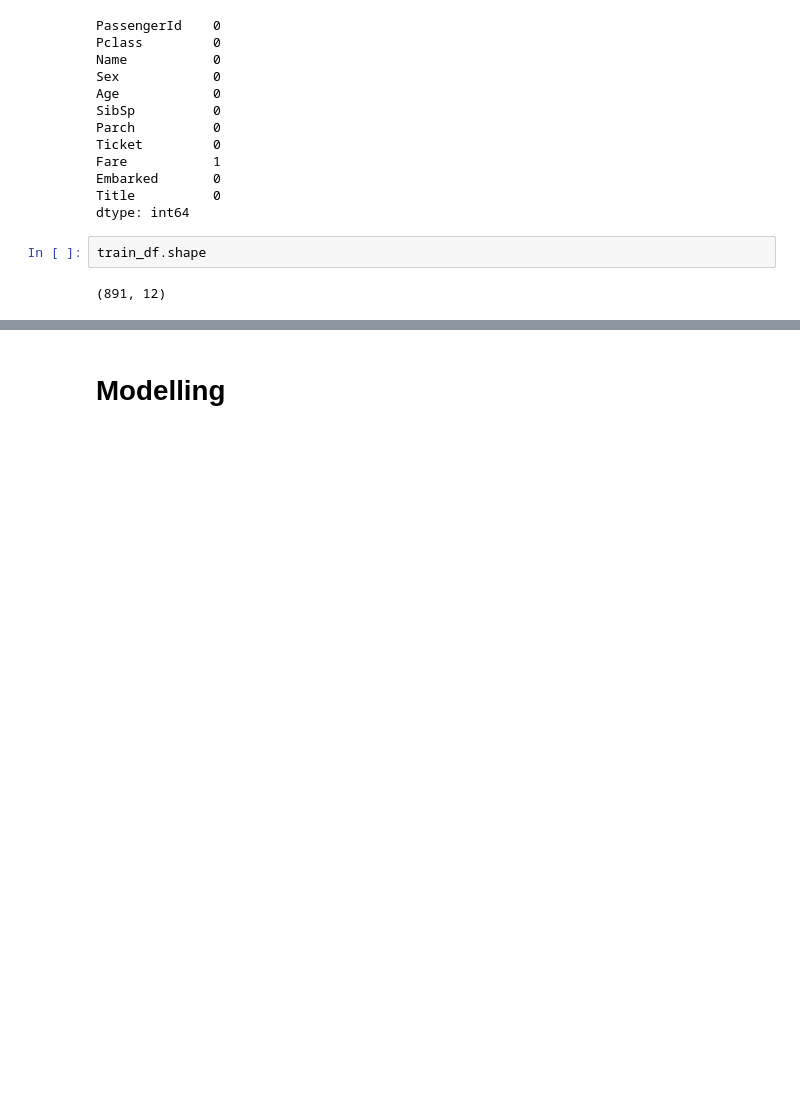
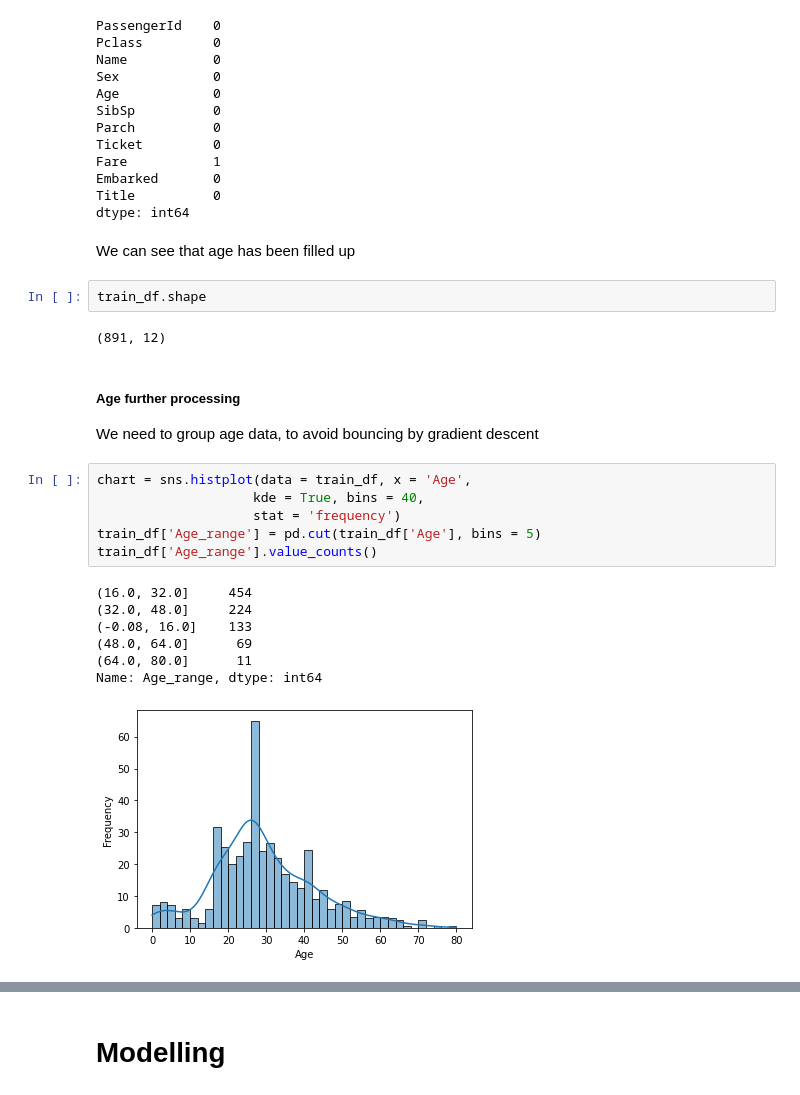
Before and after one commit to Ndaruga/Multiple-Machine-Learning-Projects, a Jupyter notebook: Titanic project/titanic.ipynb, the cells around one changed output, grey strips where cells are left out. Cells and saved outputs as stored; diff of their text form; blank space fills up the shorter version.

Commit message:
age grouping

```diff
--- a/Titanic project/titanic.ipynb
+++ b/Titanic project/titanic.ipynb
@@ -563,7 +563,27 @@ Fare           1
 Embarked       0
 Title          0
 dtype: int64
+# %% [markdown]
+We can see that age has been filled up
 # %%
 train_df.shape
 # %% [output]
 (891, 12)
+# %% [markdown]
+##### Age further processing
+
+We need to group age data, to avoid bouncing by gradient descent
+# %%
+chart = sns.histplot(data = train_df, x = 'Age',
+                    kde = True, bins = 40,
+                    stat = 'frequency')
+train_df['Age_range'] = pd.cut(train_df['Age'], bins = 5)
+train_df['Age_range'].value_counts()
+# %% [output]
+(16.0, 32.0]     454
+(32.0, 48.0]     224
+(-0.08, 16.0]    133
+(48.0, 64.0]      69
+(64.0, 80.0]      11
+Name: Age_range, dtype: int64
+[figure, added]
```
Also changed, not shown: parts of 6 cells of this notebook.
